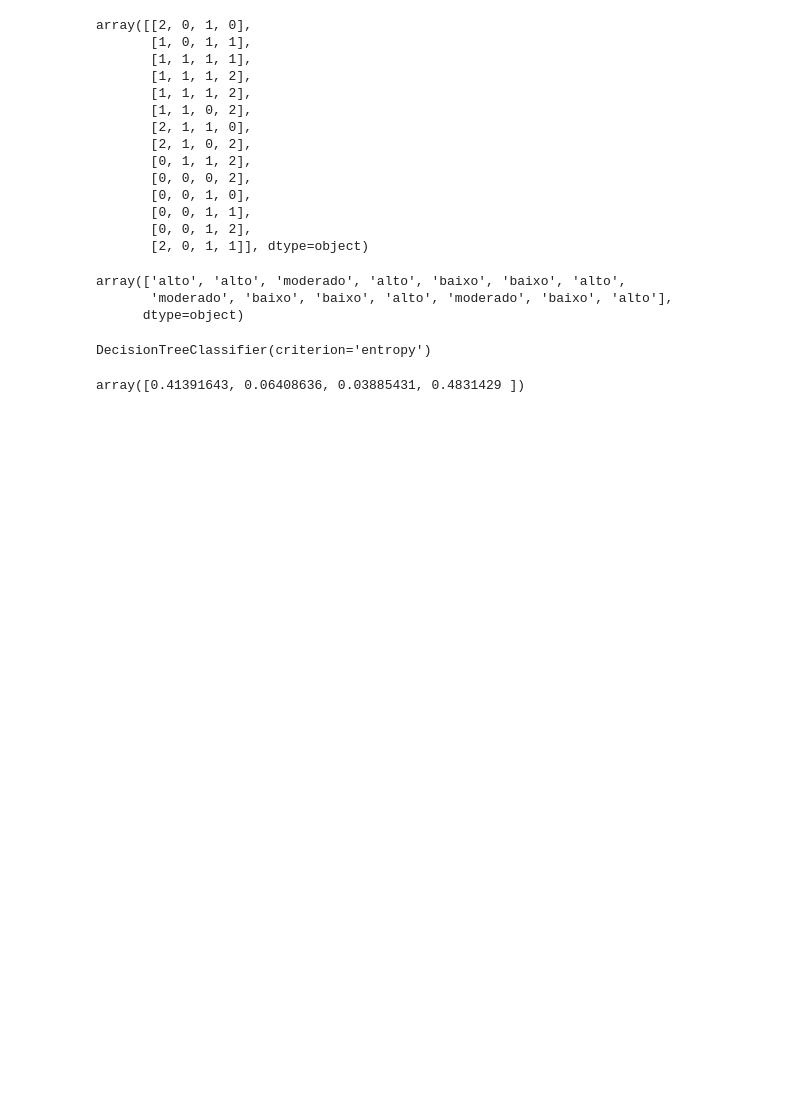
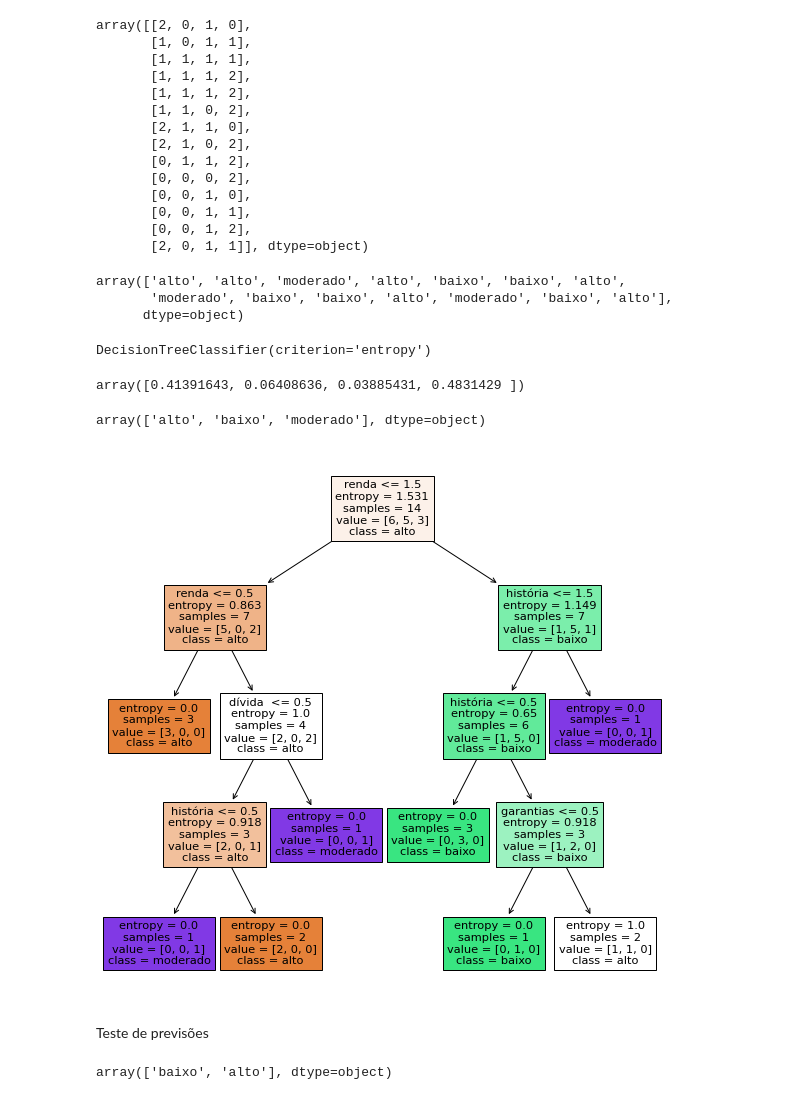
Before and after one commit to GGMmattos/Machine-Learning-And-Data-Science, a Jupyter notebook: ArvoreDeDecisão.ipynb, the cells around one changed output. Drawn from its saved outputs; the diff is of its cells as text; code cells hidden in the pictures; blank space fills up the shorter version.

```diff
--- a/ArvoreDeDecisão.ipynb
+++ b/ArvoreDeDecisão.ipynb
@@ -45,3 +45,24 @@ DecisionTreeClassifier(criterion='entropy')
 arvore_risco_credito.feature_importances_
 # %% [output]
 array([0.41391643, 0.06408636, 0.03885431, 0.4831429 ])
+# %%
+arvore_risco_credito.classes_
+# %% [output]
+array(['alto', 'baixo', 'moderado'], dtype=object)
+# %%
+from sklearn import tree
+import matplotlib.pyplot as plt #biblioteca pra a vizualização de gráficos
+previsores = ['história', 'dívida ','garantias','renda']
+figura,eixos = plt.subplots(nrows=1, ncols=1, figsize=(10,10)) #melhorando a visualização (quantidade de linha, quantidade de coluna e tamanho da figura)
+tree.plot_tree(arvore_risco_credito,feature_names=previsores, class_names = arvore_risco_credito.classes_, filled = True);  #criação da arvore, em forma de gráfico, o FILLED adiciona a cor para distinguir,
+# %% [output]
+[figure, added]
+# %% [markdown]
+Teste de previsões
+# %%
+#historia boa, dívida alta, garantias nenhuma, renda > 35
+#história ruim, dívida alta, garantia adequada, renda < 15
+previsoes = arvore_risco_credito.predict([[0,0,1,2],[2,0,0,0]])
+previsoes
+# %% [output]
+array(['baixo', 'alto'], dtype=object)
```
